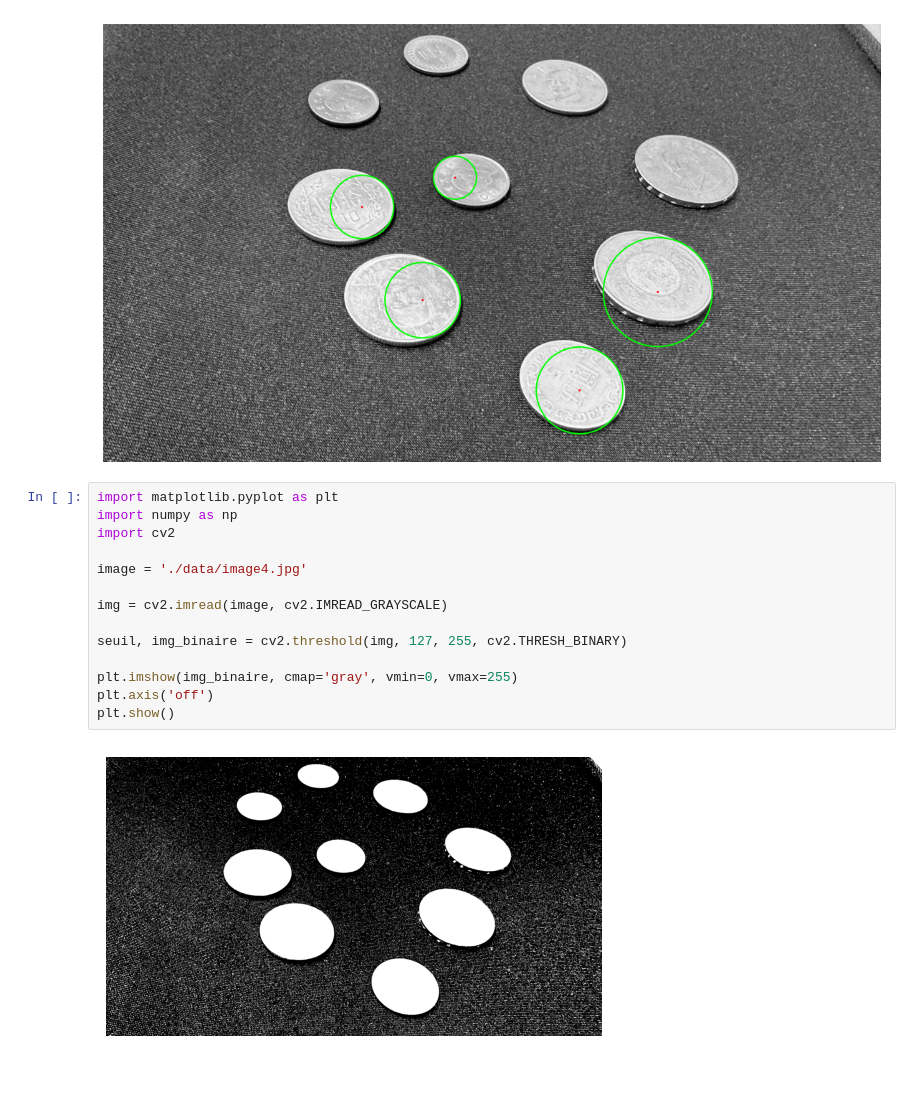
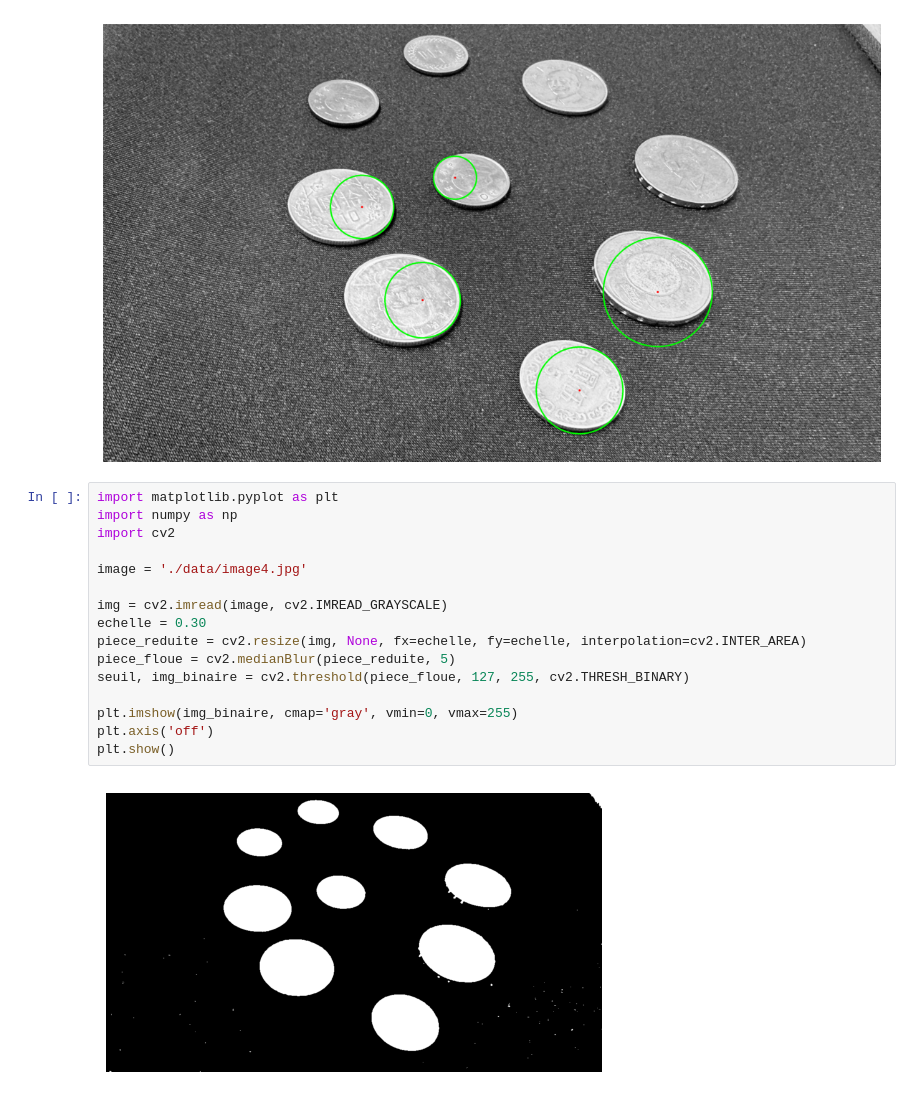
Before and after one commit to Wiwi-Stevant/Projet-Signeaux-3, a Jupyter notebook: eliott.ipynb, the cells around one changed output. Saved outputs shown, nothing was run; the diff lists cells and outputs as text.

Commit message:
image_noir

```diff
--- a/eliott.ipynb
+++ b/eliott.ipynb
@@ -103,16 +103,18 @@ cercle détecté : centre=(1737, 758), taille=212
 # %%
 import matplotlib.pyplot as plt
 import numpy as np
 import cv2
 
 image = './data/image4.jpg'
 
 img = cv2.imread(image, cv2.IMREAD_GRAYSCALE)
-
-seuil, img_binaire = cv2.threshold(img, 127, 255, cv2.THRESH_BINARY)
+echelle = 0.30
+piece_reduite = cv2.resize(img, None, fx=echelle, fy=echelle, interpolation=cv2.INTER_AREA)
+piece_floue = cv2.medianBlur(piece_reduite, 5)
+seuil, img_binaire = cv2.threshold(piece_floue, 127, 255, cv2.THRESH_BINARY)
 
 plt.imshow(img_binaire, cmap='gray', vmin=0, vmax=255)
 plt.axis('off')
 plt.show()
 # %% [output]
-[figure, old version]
+[figure, new version]
```
